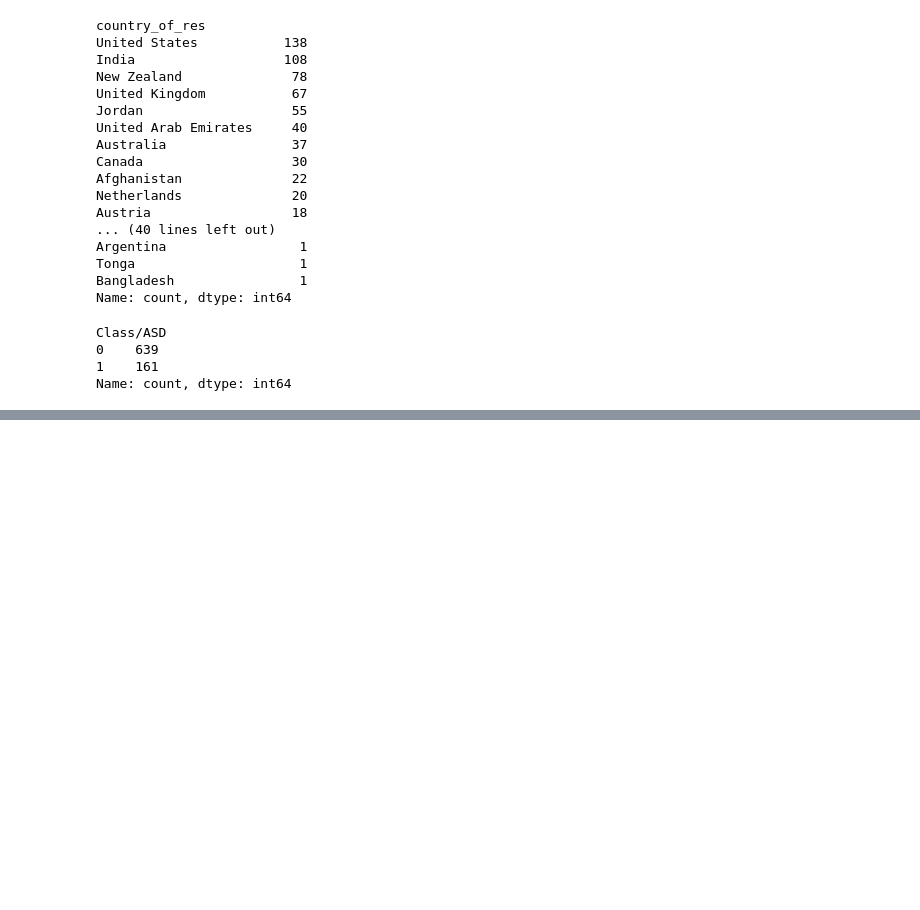
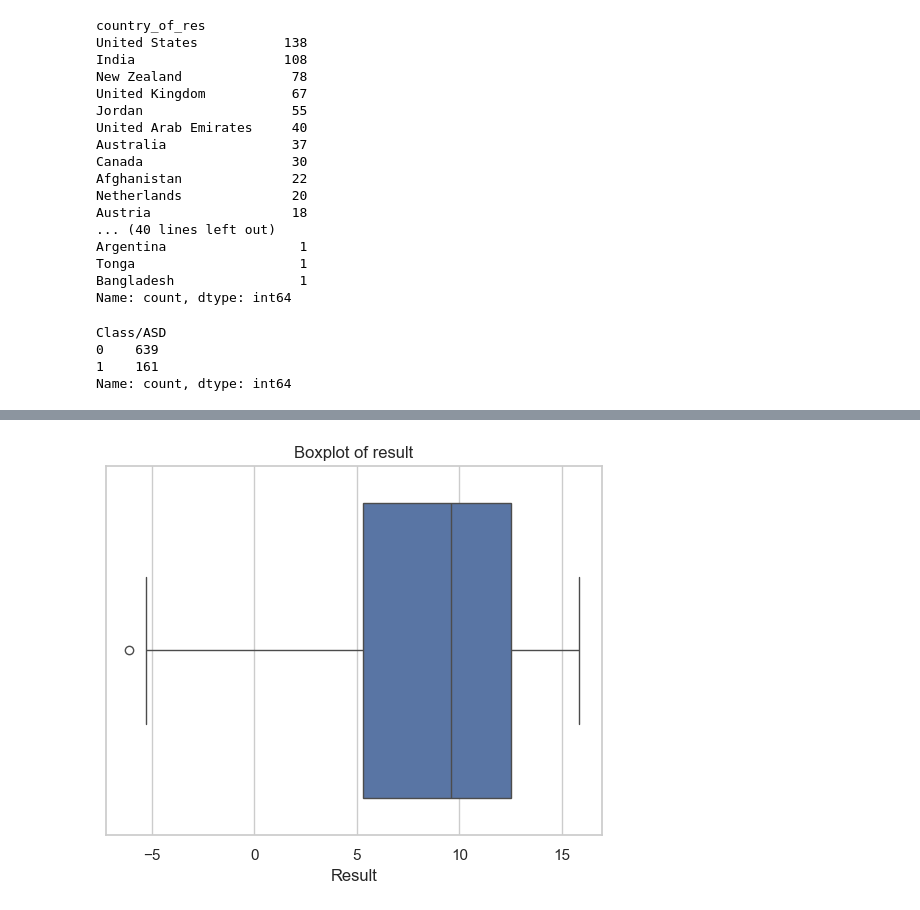
Before and after one commit to Charlene393/AutismPredictionSystem, a Jupyter notebook: model/autisimPrediction.ipynb, the cells around one changed output, grey strips where cells are left out. Saved outputs shown, nothing was run; the diff lists cells and outputs as text; code cells hidden in the pictures; blank space fills up the shorter version.

```diff
--- a/model/autisimPrediction.ipynb
+++ b/model/autisimPrediction.ipynb
@@ -215,0 +294,7 @@ Name: count, dtype: int64
+# %%
+sns.boxplot(x = df['result'])
+plt.title('Boxplot of result')
+plt.xlabel('Result')
+plt.show()
+# %% [output]
+[figure, added]
```
Also changed, not shown: parts of 23 cells of this notebook, 1 other file.
